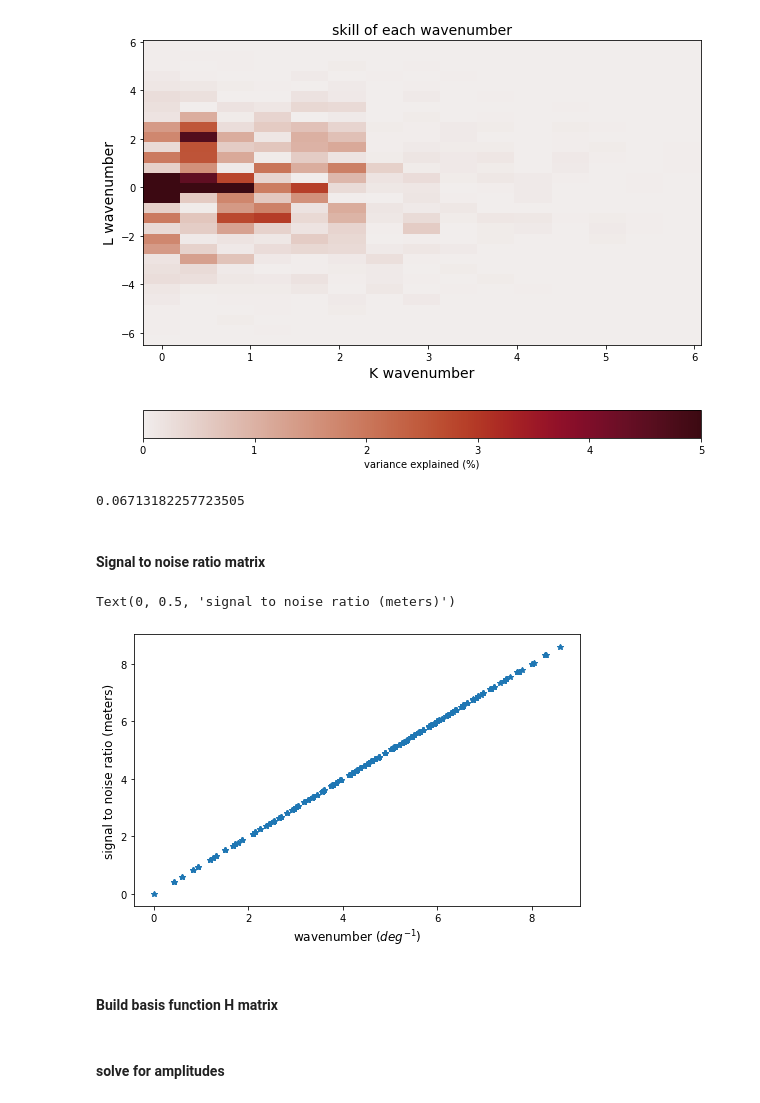
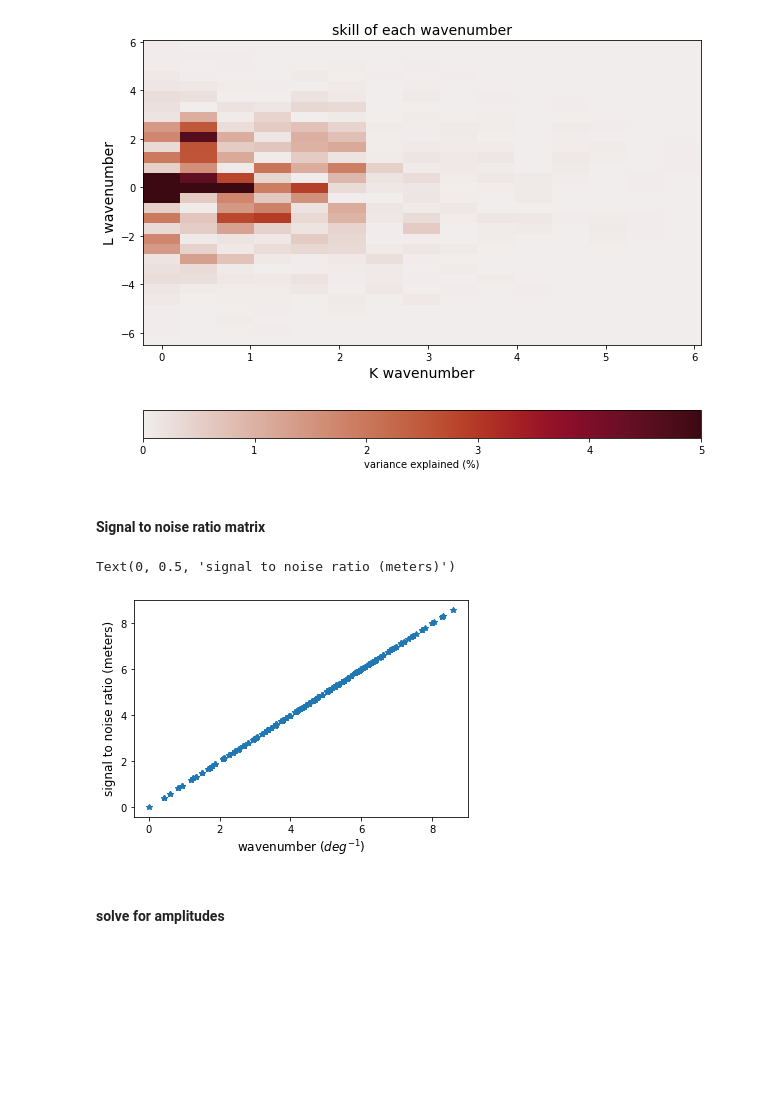
Before and after one commit to yugaophd/cer-swot, a Jupyter notebook: CER101_aviso_forward_model.ipynb, the cells around one changed output. Saved outputs shown, nothing was run; the diff lists cells and outputs as text; code cells hidden in the pictures; blank space fills up the shorter version.

```diff
--- a/CER101_aviso_forward_model.ipynb
+++ b/CER101_aviso_forward_model.ipynb
@@ -186,10 +153,6 @@ plt.savefig('./skill_matrix.png')
 #plt.savefig('./skill_matrix_' + str(M) + '.png')
 # %% [output]
 [figure]
-# %%
-skill[:, :, 0].max()
-# %% [output]
-0.06713182257723505
 # %% [markdown]
 #### Signal to noise ratio matrix
 # %%
@@ -205,12 +168,10 @@ for kk in k_n:
         P_over_R[2*counter+1, 2*counter+1] = kl[2*counter + 1] ** exp
         counter += 1
 # %%
-plt.figure(figsize = (8, 5))
+#plt.figure(figsize = (8, 5))
 plt.plot(kl, P_over_R.diagonal(), '*')
 plt.xlabel('wavenumber ($deg^{-1}$)', fontsize = 12)
 plt.ylabel('signal to noise ratio (meters)', fontsize = 12)
 # %% [output]
 Text(0, 0.5, 'signal to noise ratio (meters)')
-[figure, old version]
+[figure, new version]
-# %% [markdown]
-#### Build basis function H matrix
```
Also changed, not shown: parts of 25 cells of this notebook, 4 other files.
